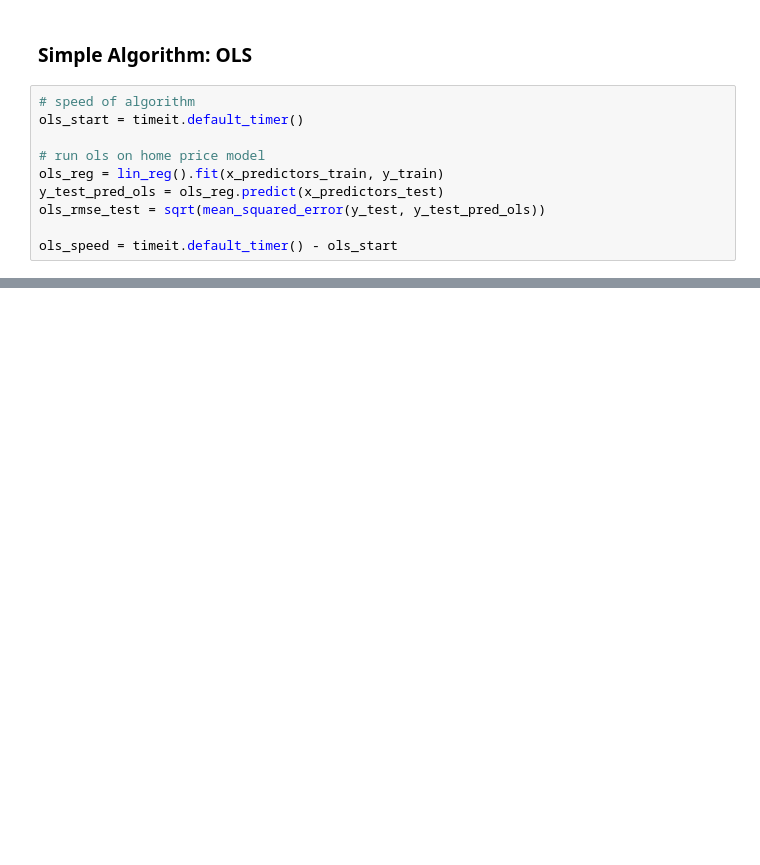
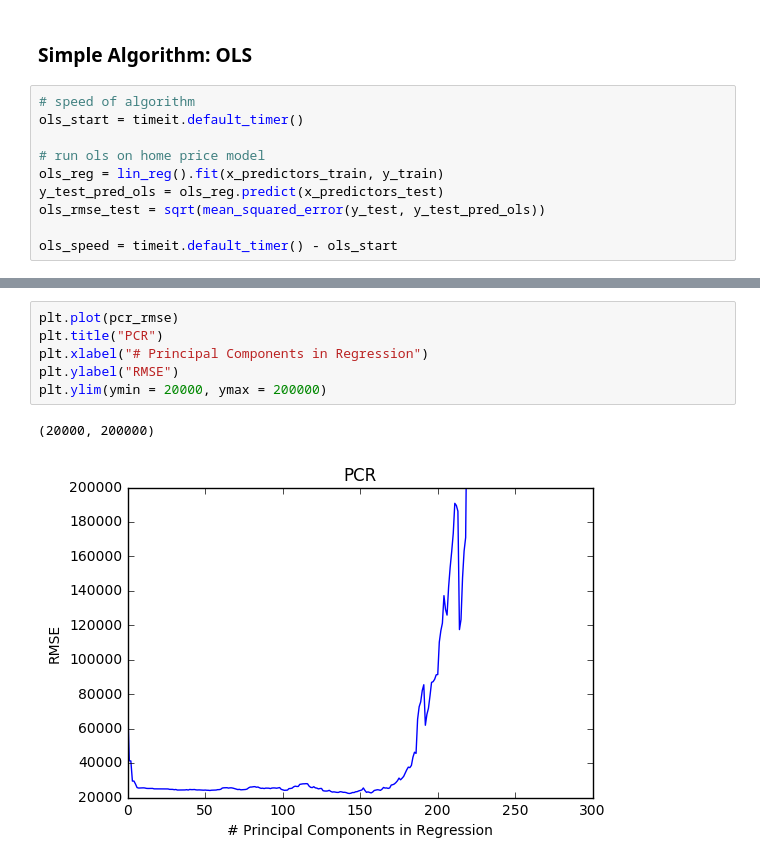
Before and after one commit to cdek11/663---PLS-Report, a Jupyter notebook: Final_Project.ipynb, the cells around one changed output, grey strips where cells are left out. Saved outputs shown, nothing was run; the diff lists cells and outputs as text; blank space fills up the shorter version.

```diff
--- a/Final_Project.ipynb
+++ b/Final_Project.ipynb
@@ -161,2 +235,11 @@ ols_speed = timeit.default_timer() - ols_start
+# %%
+plt.plot(pcr_rmse)
+plt.title("PCR")
+plt.xlabel("# Principal Components in Regression")
+plt.ylabel("RMSE")
+plt.ylim(ymin = 20000, ymax = 200000)
+# %% [output]
+(20000, 200000)
+[figure, added]
 # %%
 # summary of all methods, accuracy and speed
```
Also changed, not shown: parts of 15 cells of this notebook.
